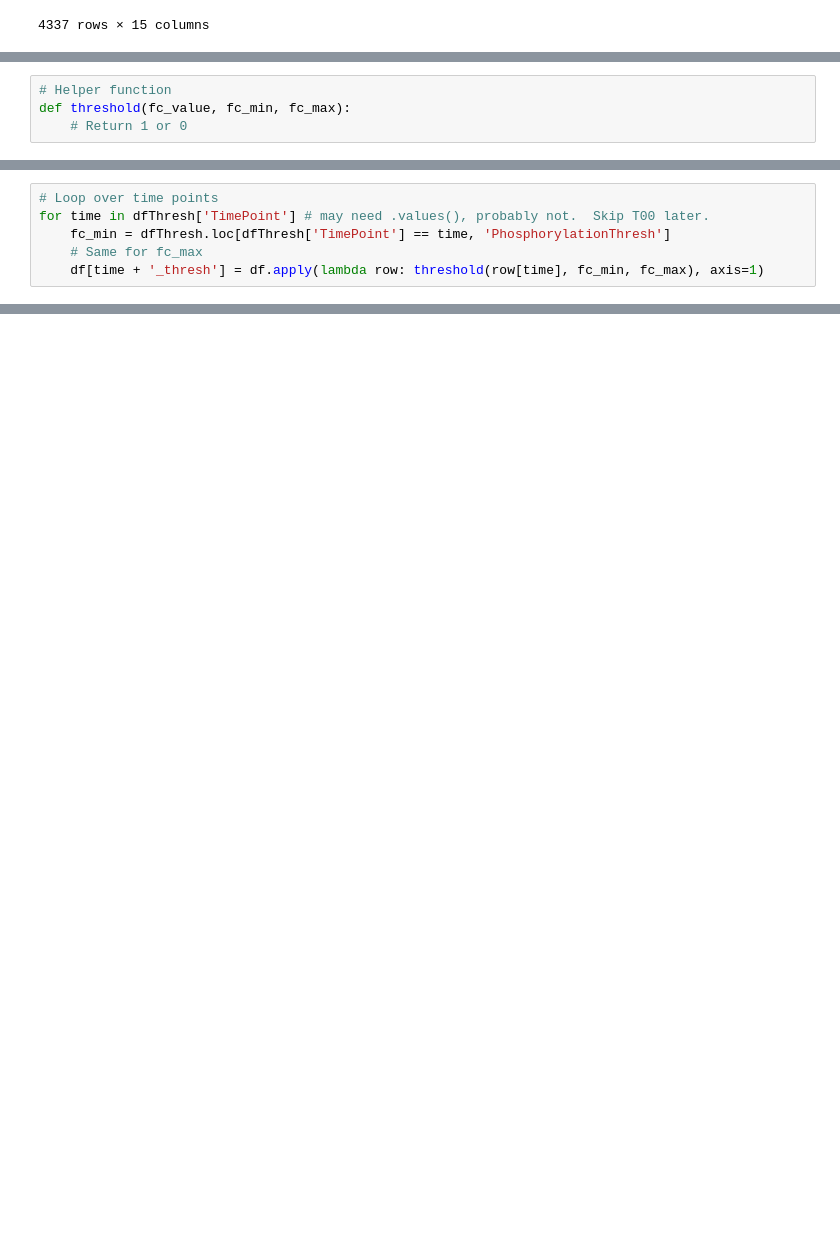
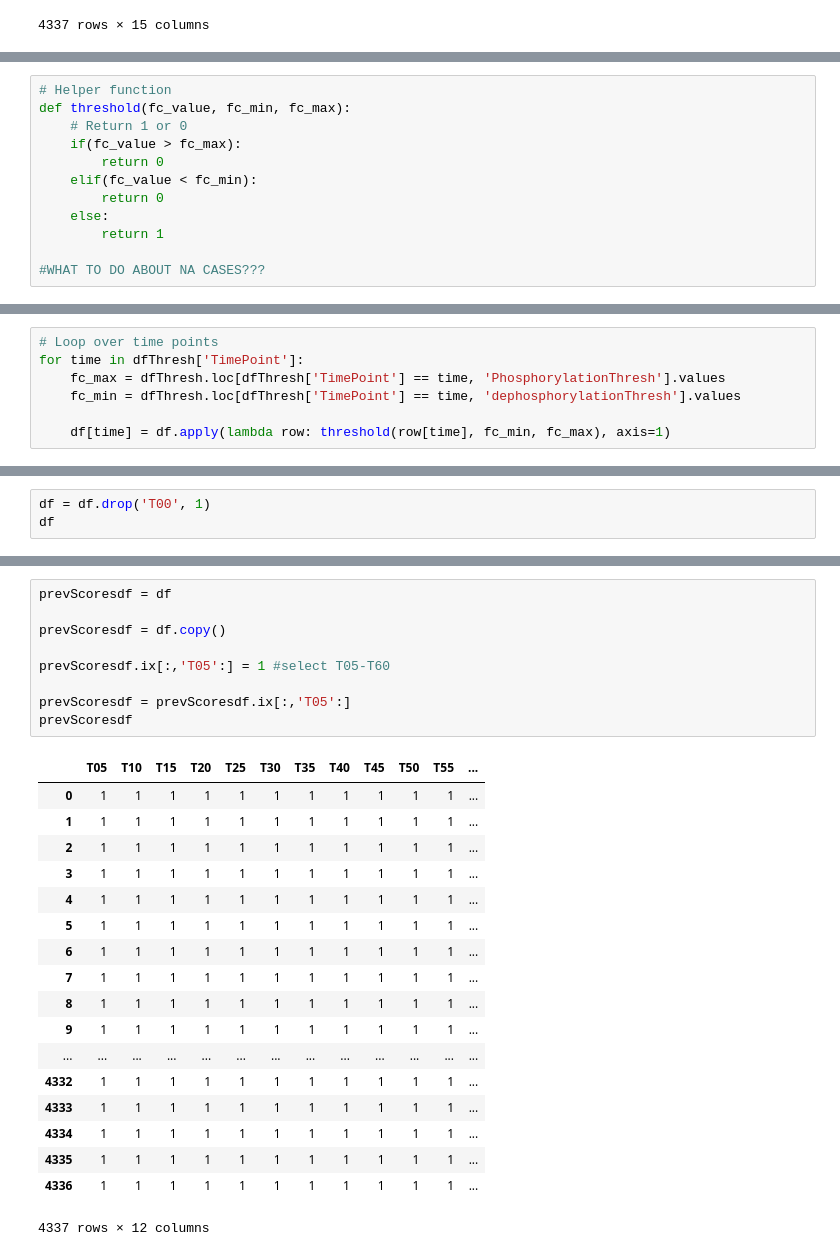
Before and after one commit to gitter-lab/osmotic-stress, a Jupyter notebook: Notebooks/Thresholds.ipynb, the cells around one changed output, grey strips where cells are left out. Cells and saved outputs as stored; diff of their text form; blank space fills up the shorter version.

Commit message:
Added data files as well as the notebook regarding thresholds.

```diff
--- a/Notebooks/Thresholds.ipynb
+++ b/Notebooks/Thresholds.ipynb
@@ -123,3 +90,11 @@ False
 # Helper function
 def threshold(fc_value, fc_min, fc_max):
     # Return 1 or 0
+    if(fc_value > fc_max):
+        return 0
+    elif(fc_value < fc_min):
+        return 0
+    else:
+        return 1
+
+#WHAT TO DO ABOUT NA CASES???
@@ -128,6 +103,7 @@ NameError: name 'df' is not defined
 # %%
 # Loop over time points
-for time in dfThresh['TimePoint'] # may need .values(), probably not.  Skip T00 later.
-    fc_min = dfThresh.loc[dfThresh['TimePoint'] == time, 'PhosphorylationThresh']
-    # Same for fc_max
-    df[time + '_thresh'] = df.apply(lambda row: threshold(row[time], fc_min, fc_max), axis=1)
+for time in dfThresh['TimePoint']:
+    fc_max = dfThresh.loc[dfThresh['TimePoint'] == time, 'PhosphorylationThresh'].values
+    fc_min = dfThresh.loc[dfThresh['TimePoint'] == time, 'dephosphorylationThresh'].values
+
+    df[time] = df.apply(lambda row: threshold(row[time], fc_min, fc_max), axis=1)
@@ -159,0 +112,3 @@ Name: B, dtype: float64
+# %%
+df = df.drop('T00', 1)
+df
@@ -159,0 +141,28 @@ Name: B, dtype: float64
+# %%
+prevScoresdf = df
+
+prevScoresdf = df.copy()
+
+prevScoresdf.ix[:,'T05':] = 1 #select T05-T60
+
+prevScoresdf = prevScoresdf.ix[:,'T05':]
+prevScoresdf
+# %% [output]
+|  | T05 | T10 | T15 | T20 | T25 | T30 | T35 | T40 | T45 | T50 | T55 | ... |
+| 0 | 1 | 1 | 1 | 1 | 1 | 1 | 1 | 1 | 1 | 1 | 1 | ... |
+| 1 | 1 | 1 | 1 | 1 | 1 | 1 | 1 | 1 | 1 | 1 | 1 | ... |
+| 2 | 1 | 1 | 1 | 1 | 1 | 1 | 1 | 1 | 1 | 1 | 1 | ... |
+| 3 | 1 | 1 | 1 | 1 | 1 | 1 | 1 | 1 | 1 | 1 | 1 | ... |
+| 4 | 1 | 1 | 1 | 1 | 1 | 1 | 1 | 1 | 1 | 1 | 1 | ... |
+| 5 | 1 | 1 | 1 | 1 | 1 | 1 | 1 | 1 | 1 | 1 | 1 | ... |
+| 6 | 1 | 1 | 1 | 1 | 1 | 1 | 1 | 1 | 1 | 1 | 1 | ... |
+| 7 | 1 | 1 | 1 | 1 | 1 | 1 | 1 | 1 | 1 | 1 | 1 | ... |
+| 8 | 1 | 1 | 1 | 1 | 1 | 1 | 1 | 1 | 1 | 1 | 1 | ... |
+| 9 | 1 | 1 | 1 | 1 | 1 | 1 | 1 | 1 | 1 | 1 | 1 | ... |
+| ... | ... | ... | ... | ... | ... | ... | ... | ... | ... | ... | ... | ... |
+| 4332 | 1 | 1 | 1 | 1 | 1 | 1 | 1 | 1 | 1 | 1 | 1 | ... |
+| 4333 | 1 | 1 | 1 | 1 | 1 | 1 | 1 | 1 | 1 | 1 | 1 | ... |
+| 4334 | 1 | 1 | 1 | 1 | 1 | 1 | 1 | 1 | 1 | 1 | 1 | ... |
+| 4335 | 1 | 1 | 1 | 1 | 1 | 1 | 1 | 1 | 1 | 1 | 1 | ... |
+| 4336 | 1 | 1 | 1 | 1 | 1 | 1 | 1 | 1 | 1 | 1 | 1 | ... |
+4337 rows × 12 columns
```
Also changed, not shown: parts of 15 cells of this notebook, 2 other files.
